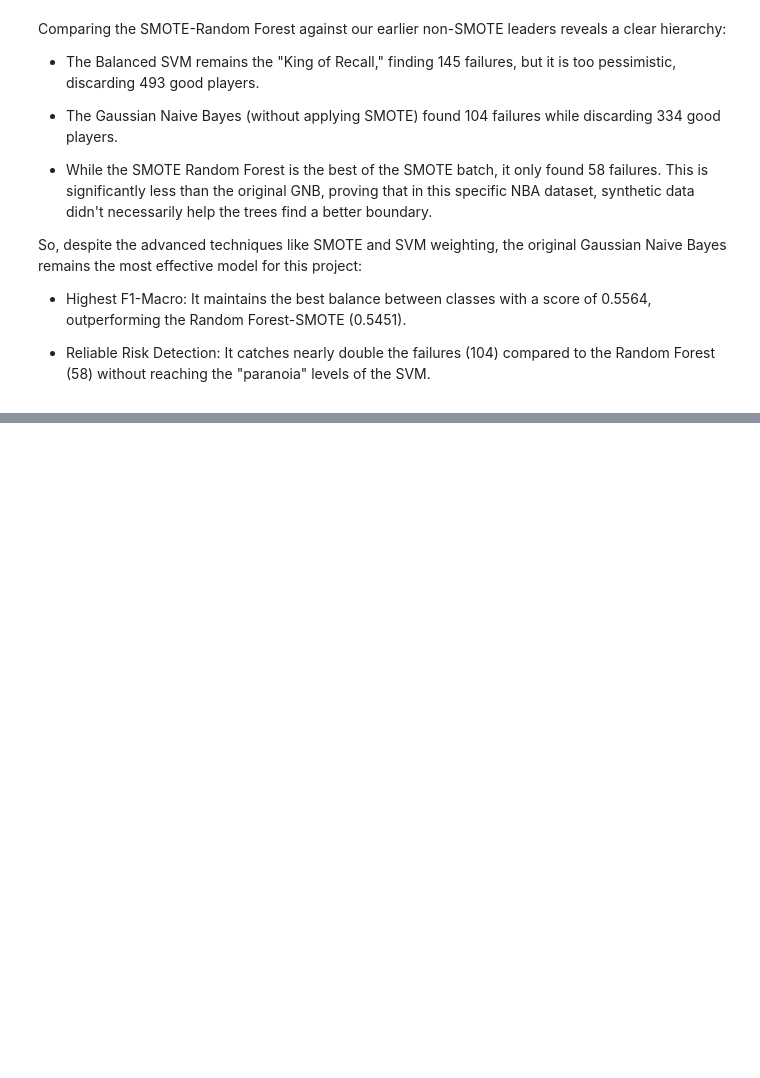
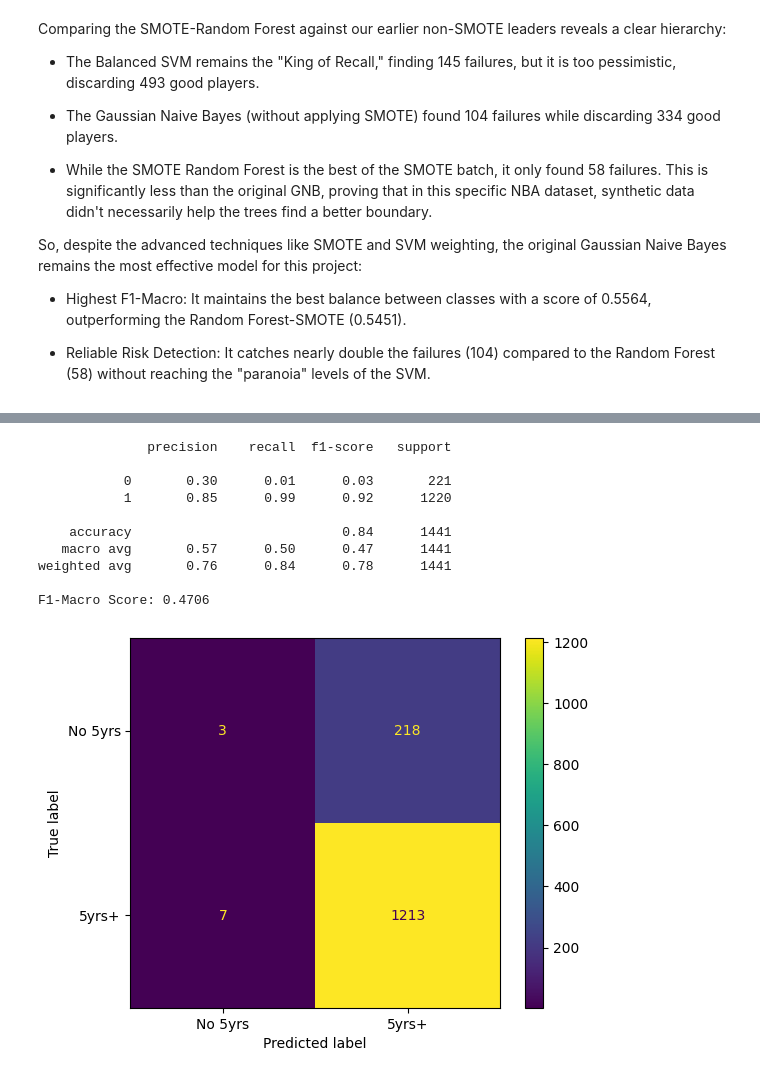
Before and after one commit to xaviertamarit/Tamarit-NBA-Career-Prediction-in-5-years, a Jupyter notebook: main.ipynb, the cells around one changed output, grey strips where cells are left out. Drawn from its saved outputs; the diff is of its cells as text; code cells hidden in the pictures; blank space fills up the shorter version.

```diff
--- a/main.ipynb
+++ b/main.ipynb
@@ -805,0 +861,24 @@ SMOTE creates synthetic points by drawing lines between existing minority sample
+# %%
+mlp.fit(Xtrain, ytrain)
+
+y_pred_mlp = mlp.predict(Xtest)
+
+print(classification_report(ytest, y_pred_mlp))
+
+f1_macro_mlp = f1_score(ytest, y_pred_mlp, average='macro')
+print(f"F1-Macro Score: {f1_macro_mlp:.4f}")
+
+ConfusionMatrixDisplay.from_predictions(ytest, y_pred_mlp, display_labels=['No 5yrs', '5yrs+'])
+plt.show()
+# %% [output]
+              precision    recall  f1-score   support
+
+           0       0.30      0.01      0.03       221
+           1       0.85      0.99      0.92      1220
+
+    accuracy                           0.84      1441
+   macro avg       0.57      0.50      0.47      1441
+weighted avg       0.76      0.84      0.78      1441
+
+F1-Macro Score: 0.4706
+[figure, added]
```
Also changed, not shown: parts of 48 cells of this notebook.
